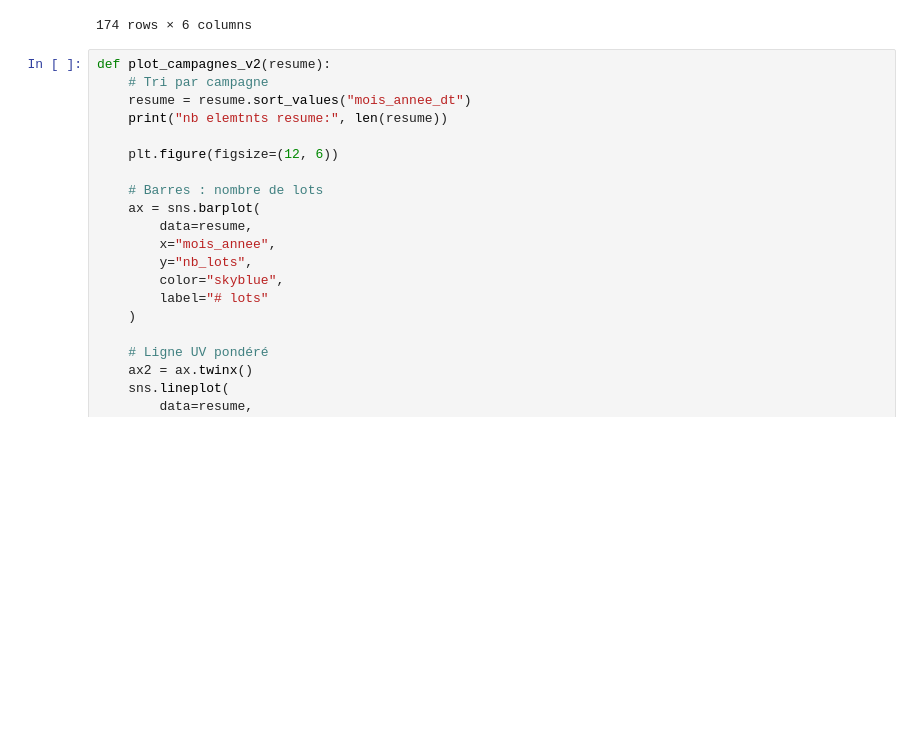
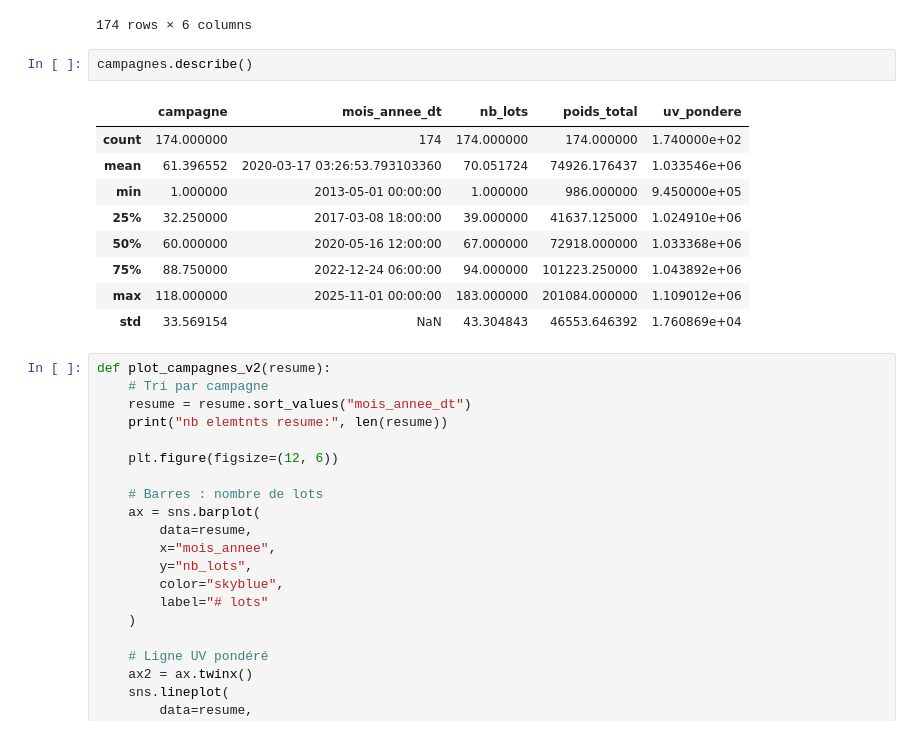
Before and after one commit to e-coucou/Machine-Learning, a Jupyter notebook: 2-OI_a/OI_Formulations.ipynb, the cells around one changed output. Drawn from its saved outputs; the diff is of its cells as text; blank space fills up the shorter version.

```diff
--- a/2-OI_a/OI_Formulations.ipynb
+++ b/2-OI_a/OI_Formulations.ipynb
@@ -297,6 +314,18 @@ campagnes
 | 172 | 117 | 25-09 | 2025-09-01 | 158 | 168782.000000 | 1.027848e+06 |
 | 173 | 118 | 25-11 | 2025-11-01 | 76 | 80906.000000 | 1.047926e+06 |
 174 rows × 6 columns
+# %%
+campagnes.describe()
+# %% [output]
+|  | campagne | mois_annee_dt | nb_lots | poids_total | uv_pondere |
+| count | 174.000000 | 174 | 174.000000 | 174.000000 | 1.740000e+02 |
+| mean | 61.396552 | 2020-03-17 03:26:53.793103360 | 70.051724 | 74926.176437 | 1.033546e+06 |
+| min | 1.000000 | 2013-05-01 00:00:00 | 1.000000 | 986.000000 | 9.450000e+05 |
+| 25% | 32.250000 | 2017-03-08 18:00:00 | 39.000000 | 41637.125000 | 1.024910e+06 |
+| 50% | 60.000000 | 2020-05-16 12:00:00 | 67.000000 | 72918.000000 | 1.033368e+06 |
+| 75% | 88.750000 | 2022-12-24 06:00:00 | 94.000000 | 101223.250000 | 1.043892e+06 |
+| max | 118.000000 | 2025-11-01 00:00:00 | 183.000000 | 201084.000000 | 1.109012e+06 |
+| std | 33.569154 | NaN | 43.304843 | 46553.646392 | 1.760869e+04 |
 # %%
 def plot_campagnes_v2(resume):
     # Tri par campagne
```
Also changed, not shown: parts of 3 cells of this notebook.
